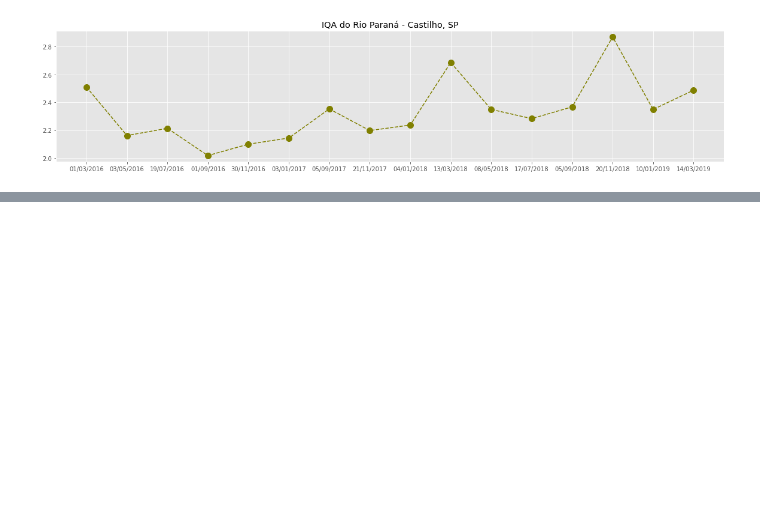
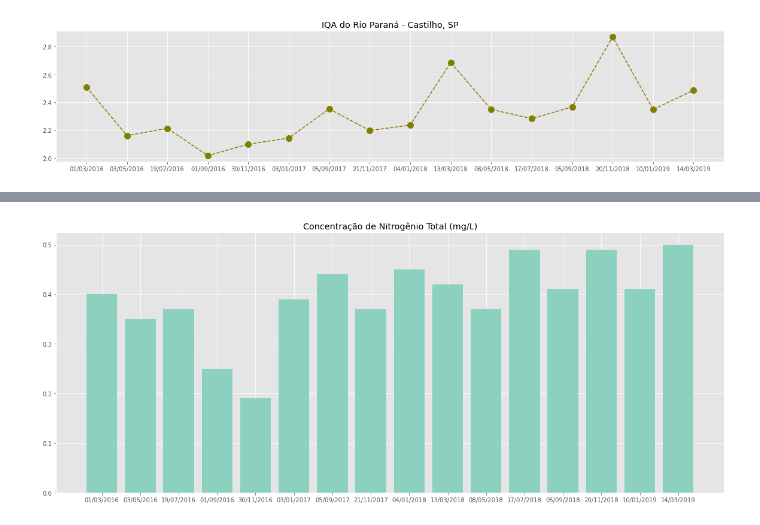
Before and after one commit to EikiYamashiro/IQA_calculator, a Jupyter notebook: P3_1.ipynb, the cells around one changed output, grey strips where cells are left out. Saved outputs shown, nothing was run; the diff lists cells and outputs as text; code cells hidden in the pictures; blank space fills up the shorter version.

```diff
--- a/P3_1.ipynb
+++ b/P3_1.ipynb
@@ -173,0 +166,8 @@ plt.show()
+# %%
+plt.figure(figsize=(20,8))
+plt.bar(data_.index, data_['Nitrogenio'], color="#8cd1bf")
+plt.title('Concentração de Nitrogênio Total (mg/L)')
+plt.savefig("Nitrogenio2.png")
+plt.show()
+# %% [output]
+[figure, added]
```
Also changed, not shown: parts of 5 cells of this notebook.
